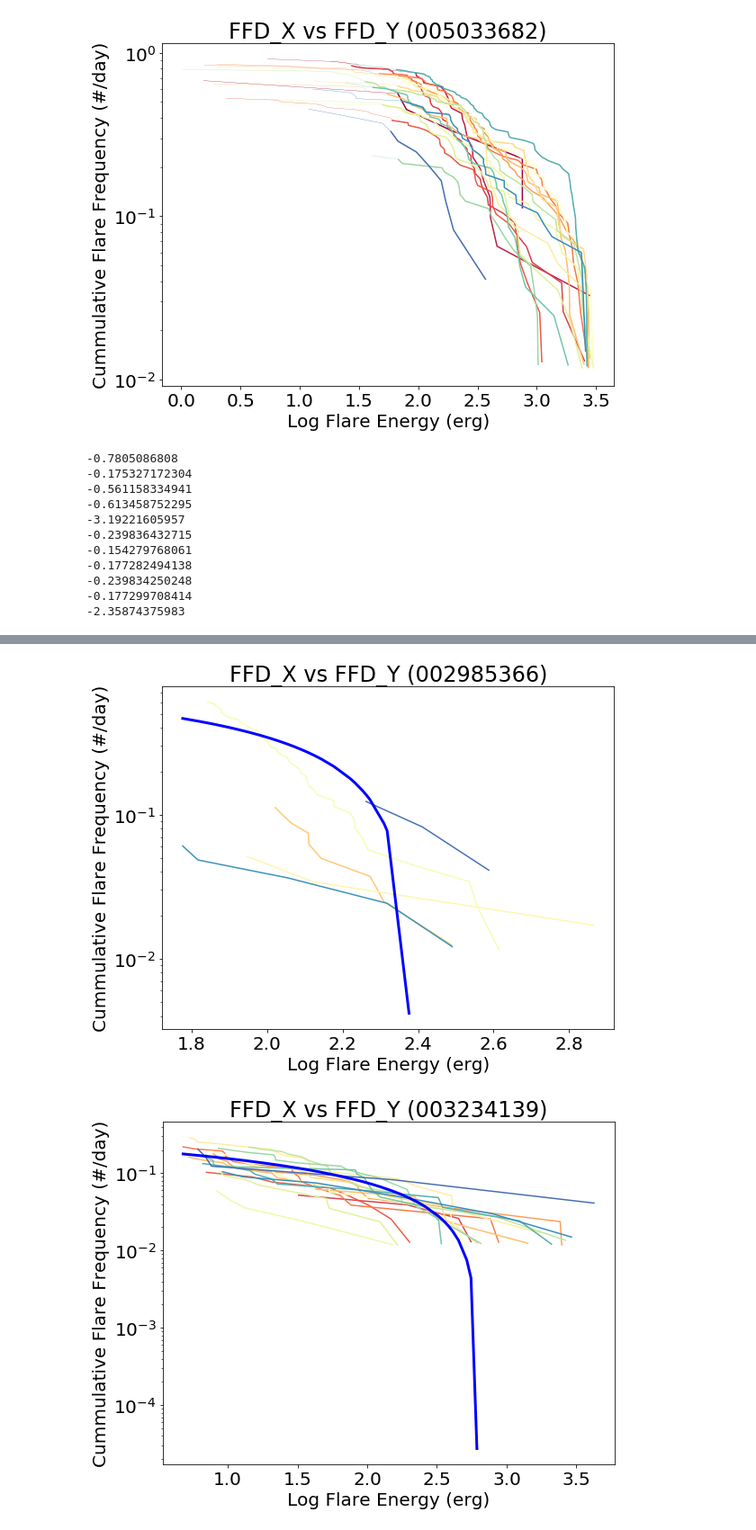
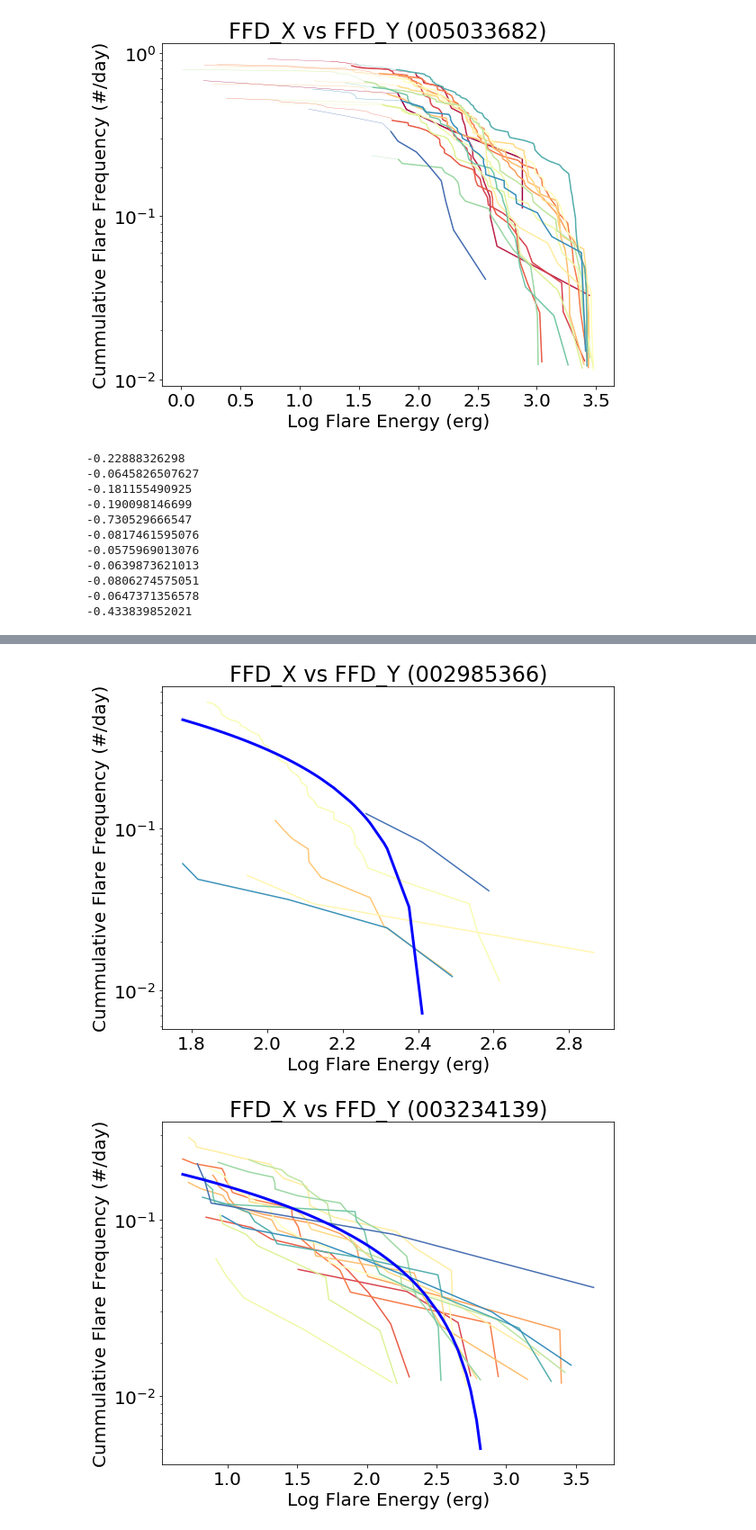
Before and after one commit to mscoggs/flare_cycles, a Jupyter notebook: flaregraphs.ipynb, the cells around one changed output, grey strips where cells are left out. Shown at 90% size. Saved outputs shown, nothing was run; the diff lists cells and outputs as text; code cells hidden in the pictures.

```diff
--- a/flaregraphs.ipynb
+++ b/flaregraphs.ipynb
@@ -36,6 +41,8 @@ for line in targets: #going through each KIC
     plt.xlim([0,1800])
     time = []
     frequency = []
+    err_list = []
+    chisqSum = 0
 
     for x in range(len(files)):
 
@@ -71,12 +78,30 @@ for line in targets: #going through each KIC
                 err_dn = (np.abs(toteFlare * (1.-1./(9. * toteFlare)-1./(3.*np.sqrt(toteFlare)))**3.-toteFlare))/toteDur
                 err_up = (np.sqrt(toteFlare + 0.75) + 1.0)/toteDur
 
-                plt.errorbar(meanstart, ffd_yForMeanstart, yerr = [[err_dn], [err_up]], fmt='bo', markersize=6)#plotting error
+                plt.errorbar(meanstart, ffd_yForMeanstart, yerr = [[err_dn], [err_up]], fmt='o', c = cmap(x/float(len(files))),markersize=6)#plotting error
+
+
+
+
+                err_list.append(err_dn + err_up)
+
+
+
+
 
 
     slope, intercept = np.polyfit(time, frequency, 1)
     line_y = [slope * i + intercept for i in time]
-    plt.plot(time, line_y, 'b',  lw=3,) #plotting a best fit line
+    plt.plot(time, line_y, 'black',  lw=3,) #plotting a best fit line
+
+
+
+    for y in range(len(frequency)):
+
+        chisqSum += ((frequency[y] - line_y[y]) / err_list[y])**2.0
+
+    chisq = chisqSum / np.size(frequency)
+    print(chisq)
 
     #plt.savefig('time-vs-ffd_y-plot/'+KIC+'_vs_time.png')
 # %% [output]
@@ -224,7 +260,7 @@ for line in targets: #going through each KIC
 
 
 
-    frequencyList = np.power(10, frequencyList)
+    #frequencyList = np.power(10, frequencyList)
 
     sortedEnergy = np.sort(energyList)
     sortedFrequency = np.sort(frequencyList)[::-1]
@@ -235,19 +271,19 @@ for line in targets: #going through each KIC
     slope, intercept = np.polyfit(sortedEnergy, sortedFrequency, 1)
     print(slope)
     line_y = [slope * i + intercept for i in sortedEnergy]
-    plt.plot(sortedEnergy, np.log10(line_y), 'b',  lw=3,) #plotting a best fit line
+    plt.plot(sortedEnergy, line_y, 'b',  lw=3,) #plotting a best fit line
     #plt.savefig('ffd_x-vs-ffd_y-sig-plot/'+KIC+'_sig_FFD.png')
 
 #
 # %% [output]
--0.7805086808
--0.175327172304
--0.561158334941
--0.613458752295
--3.19221605957
--0.239836432715
--0.154279768061
--0.177282494138
--0.239834250248
--0.177299708414
--2.35874375983
+-0.22888326298
+-0.0645826507627
+-0.181155490925
+-0.190098146699
+-0.730529666547
+-0.0817461595076
+-0.0575969013076
+-0.0639873621013
+-0.0806274575051
+-0.0647371356578
+-0.433839852021
@@ -258,2 +294,2 @@ for line in targets: #going through each KIC
-[figure, old version]
+[figure, new version]
-[figure, old version]
+[figure, new version]
```
Also changed, not shown: parts of 4 cells of this notebook.
